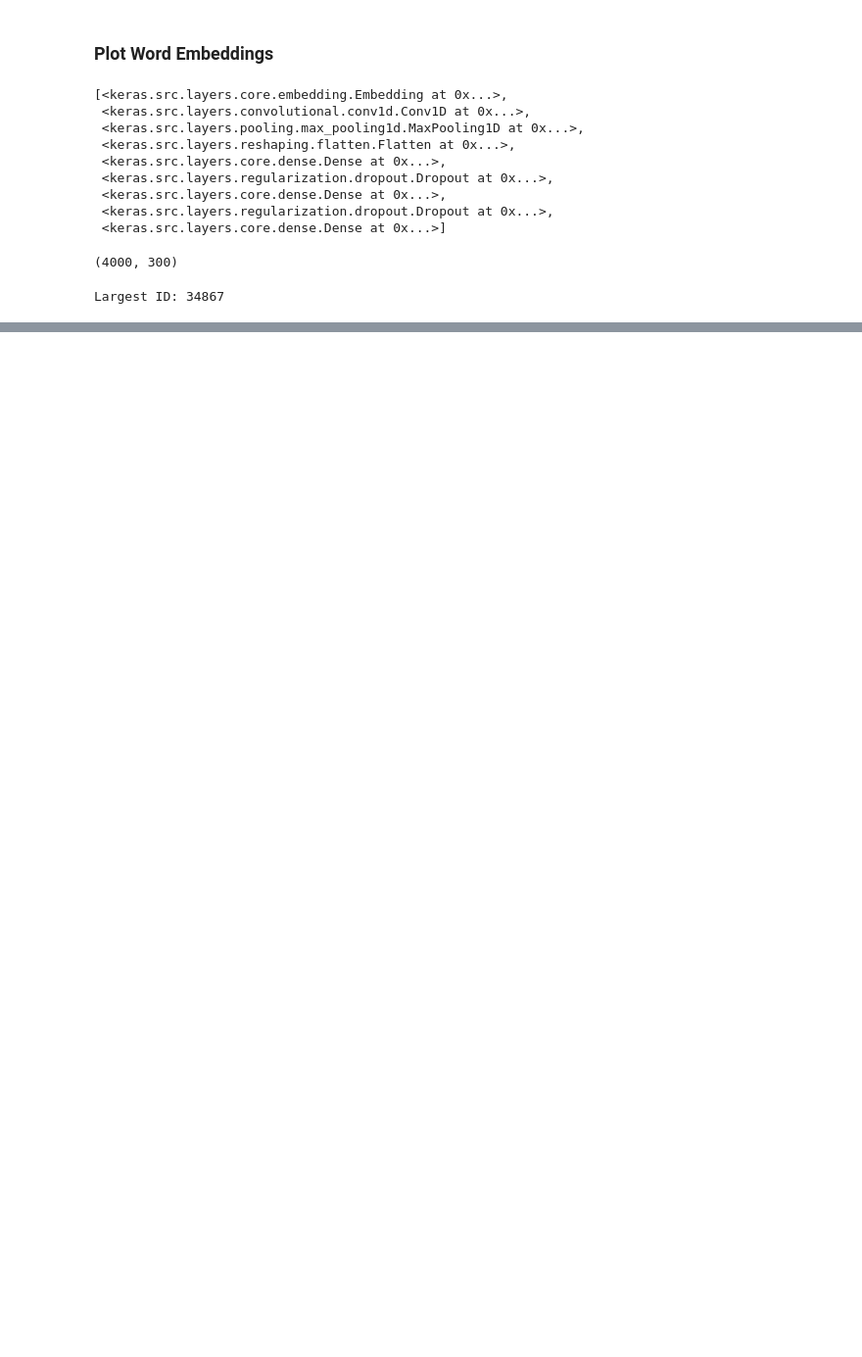
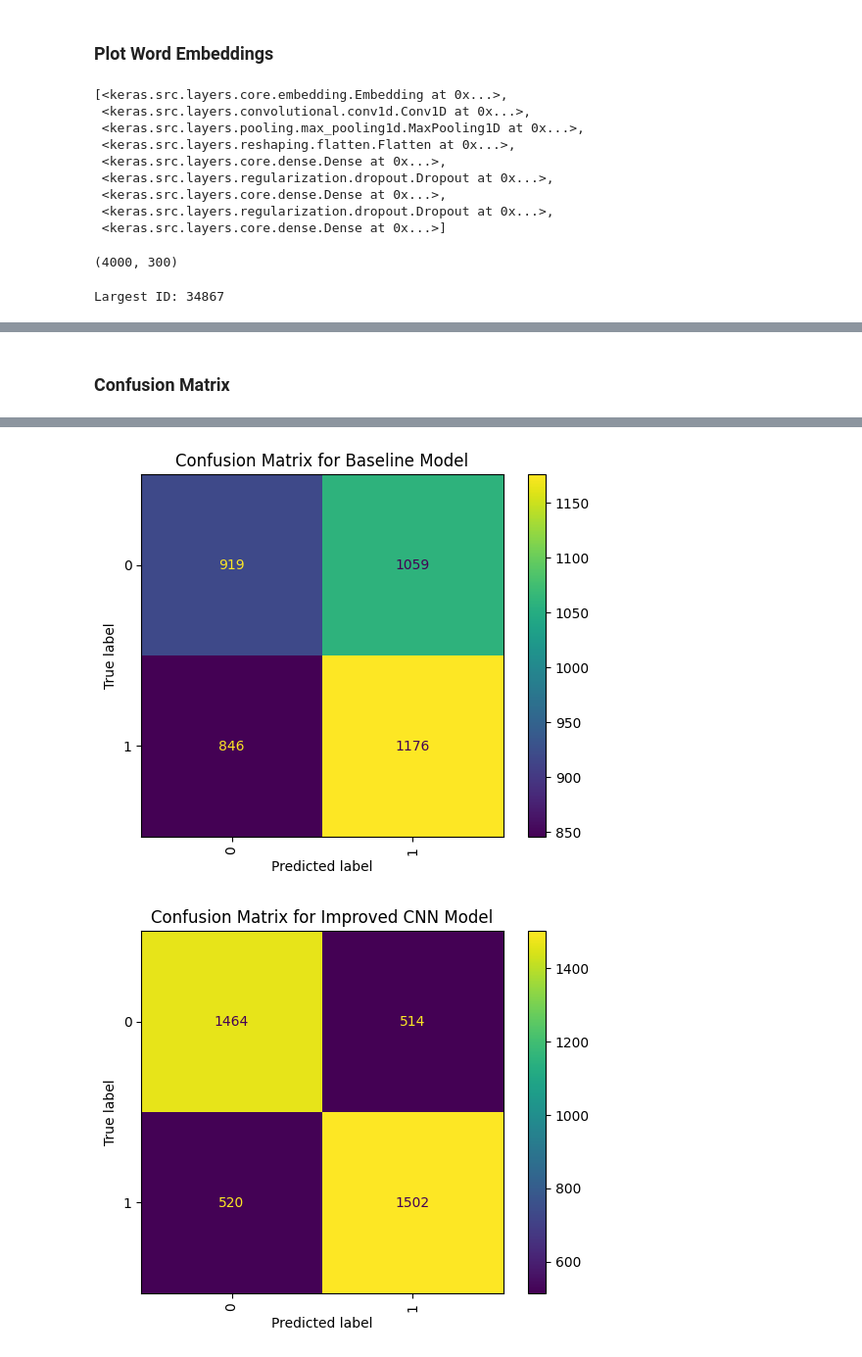
Before and after one commit to Wendy0756/Sentiment-Detection-Model-with-1D-CNN, a Jupyter notebook: W207_project_wendy.ipynb, the cells around one changed output, grey strips where cells are left out. Shown: that part at 98% size. Saved outputs shown, nothing was run; the diff lists cells and outputs as text; code cells hidden in the pictures; blank space fills up the shorter version.

Commit message:
Add Confusion Matrix

```diff
--- a/W207_project_wendy.ipynb
+++ b/W207_project_wendy.ipynb
@@ -737,3 +680,24 @@ plot_2d_embeddings(embeddings2,
                    count=100)
 # %% [output]
 [interactive output not drawn]
+# %% [markdown]
+### Confusion Matrix
+# %%
+
+# Create Confusion Matrix
+def plot_confusion_matrix(y_true, y_pred, title='Confusion Matrix'):
+    y_true = y_test.argmax(axis=1)
+
+    cf = tf.math.confusion_matrix(y_true, y_pred)
+    cf_display = ConfusionMatrixDisplay(cf.numpy())
+    cf_display.plot()
+    plt.title(title)
+    plt.xticks(rotation = 90)
+    plt.show()
+# %%
+y_pred_baseline = model1.predict(X_test).argmax(axis=1)
+y_pred_cnn = cnn_model2.predict(X_test).argmax(axis=1)
+
+plot_confusion_matrix(y_test, y_pred_baseline, title='Confusion Matrix for Baseline Model')
+plot_confusion_matrix(y_test, y_pred_cnn, title='Confusion Matrix for Improved CNN Model')
+# %% [output]
@@ -739,0 +706,2 @@ plot_2d_embeddings(embeddings2,
+[figure, added]
+[figure, added]
```
Also changed, not shown: parts of 15 cells of this notebook.
